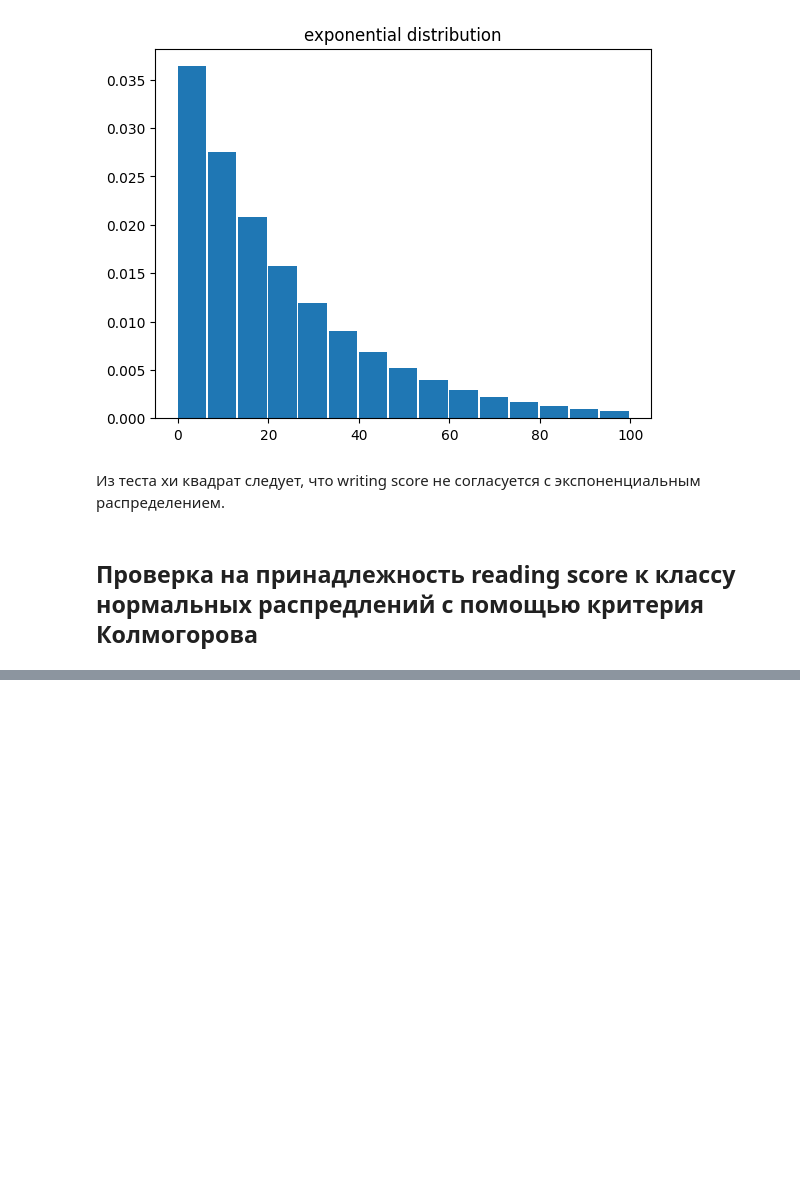
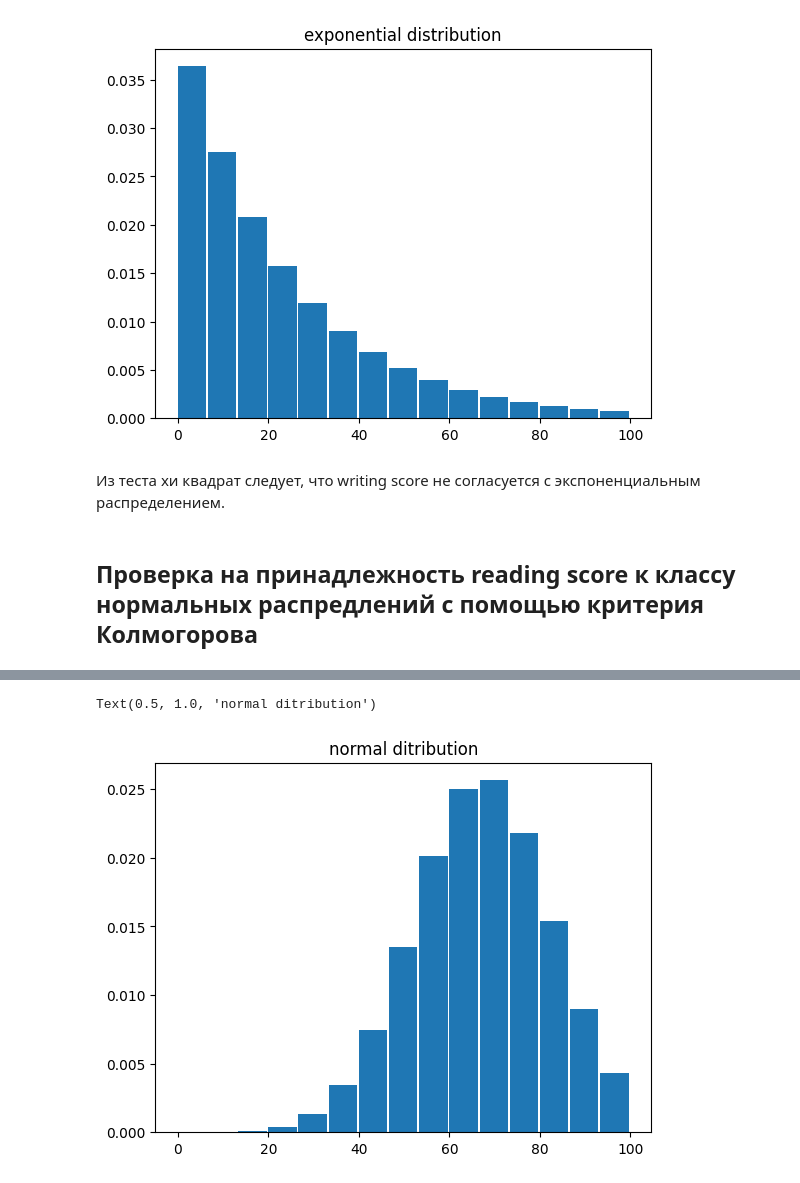
Before and after one commit to KVitaliiy/mathematical_statistic, a Jupyter notebook: lab3-statistical_hypotheses/lab3.ipynb, the cells around one changed output, grey strips where cells are left out. Cells and saved outputs as stored; diff of their text form; code cells hidden in the pictures; blank space fills up the shorter version.

```diff
--- a/lab3-statistical_hypotheses/lab3.ipynb
+++ b/lab3-statistical_hypotheses/lab3.ipynb
@@ -238,0 +266,7 @@ mu, sigma
+# %%
+fig, ax = plt.subplots()
+ax.bar(reading_a[:writing_intervals_count], p, width=reading_len_interval-0.4, align='edge')
+ax.set_title('normal ditribution')
+# %% [output]
+Text(0.5, 1.0, 'normal ditribution')
+[figure, added]
```
Also changed, not shown: parts of 6 cells of this notebook.
